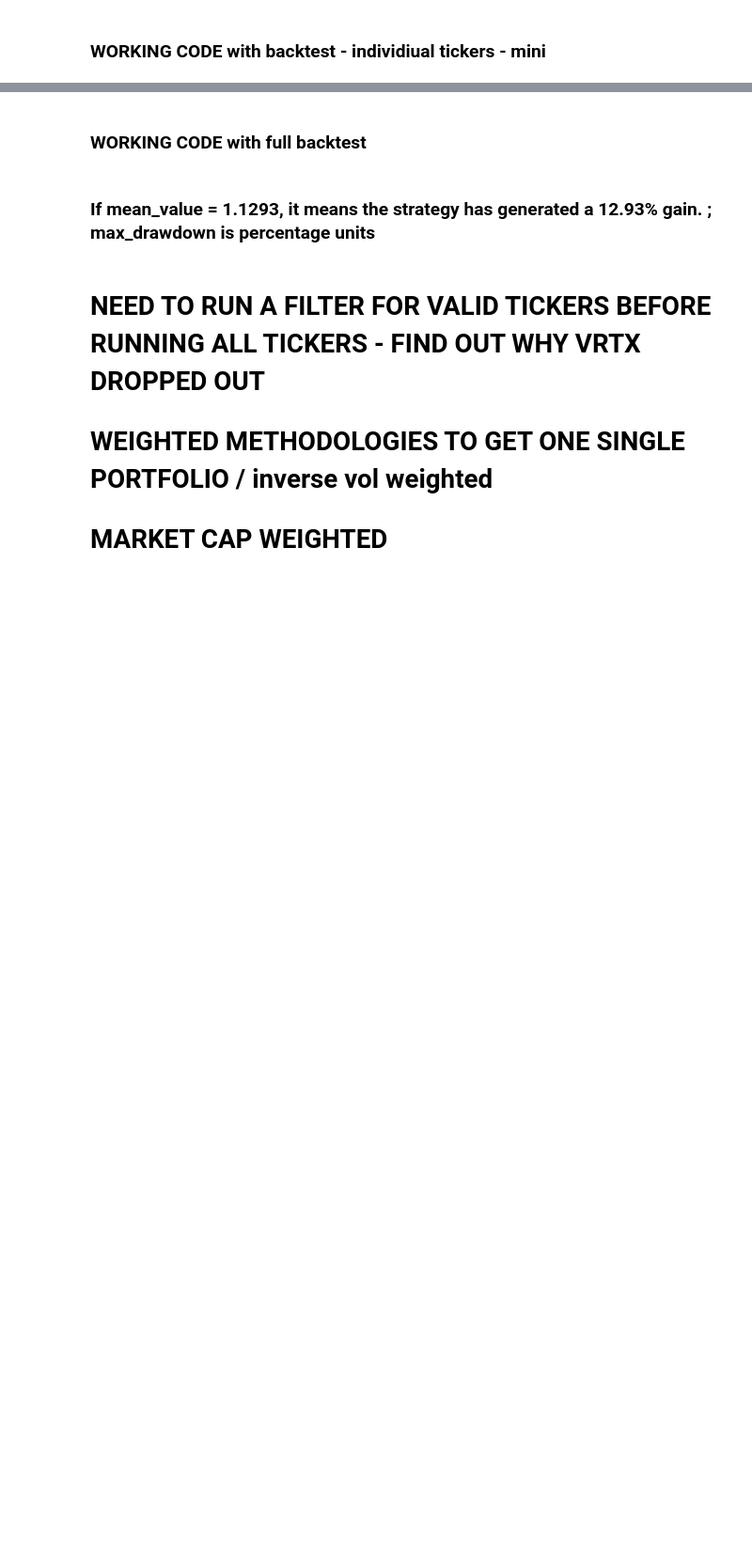
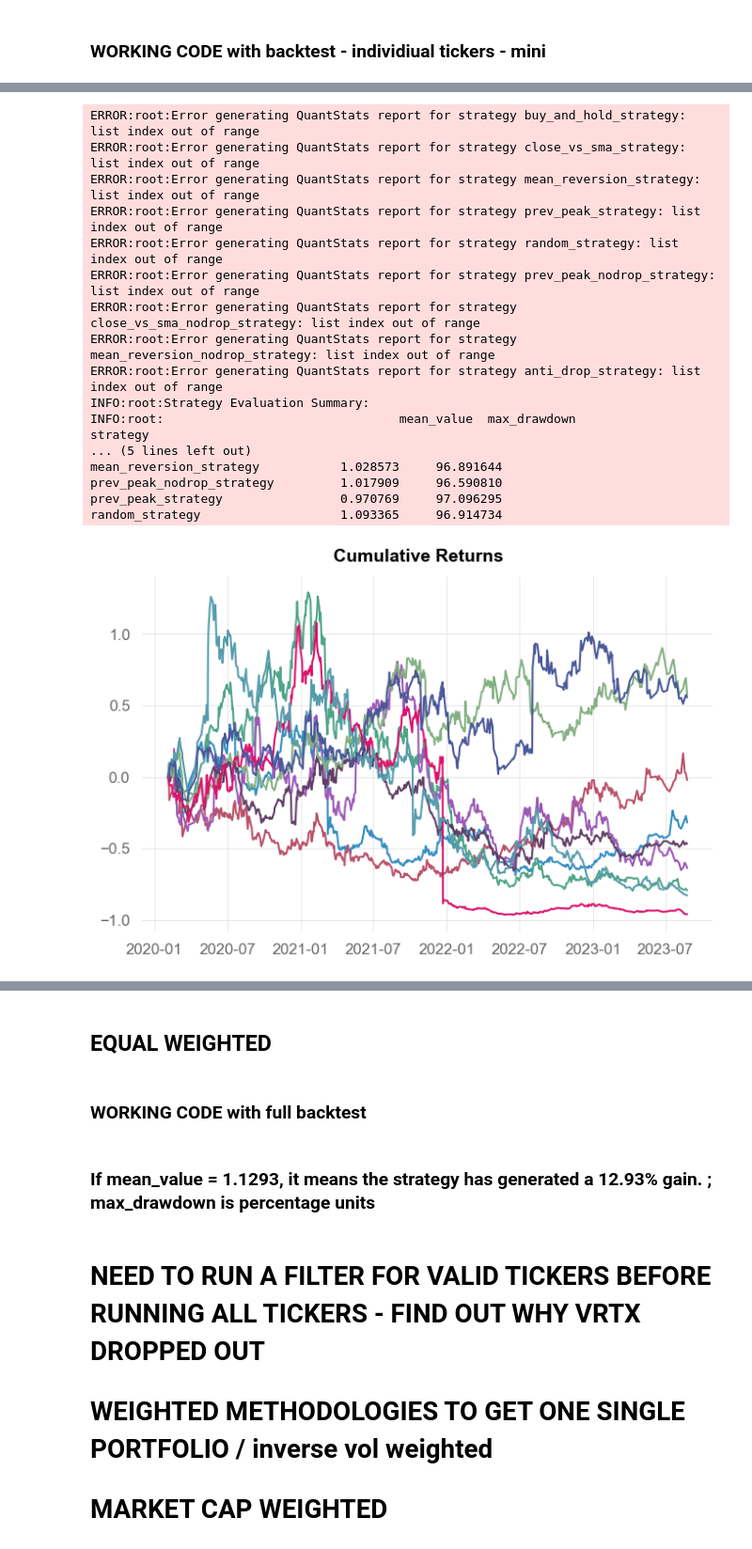
Before and after one commit to mukeshcodeshere/berk_afp_code, a Jupyter notebook: Download_This_Folder/4_backtester_original.ipynb, the cells around one changed output, grey strips where cells are left out. Shown at 94% size. Saved outputs shown, nothing was run; the diff lists cells and outputs as text; code cells hidden in the pictures; blank space fills up the shorter version.

```diff
--- a/Download_This_Folder/4_backtester_original.ipynb
+++ b/Download_This_Folder/4_backtester_original.ipynb
@@ -62,24 +62,6 @@ tickers_list_full = tickers['ticker'].tolist()
 
 tickers_list_mini = ['REGN','UTHR','VRTX']
 
-# # Function to load data from the SQLite database
-# def load_data_from_db():
-#     """Load data from the database within the specified date range, excluding tickers with no data."""
-#     conn = sqlite3.connect(DB_PATH)
-#     query = """
-#         SELECT *
-#         FROM merged_data
-#         WHERE date BETWEEN ? AND ?
-#         AND ticker IN (
-#             SELECT DISTINCT ticker
-#             FROM merged_data
-#             WHERE date BETWEEN ? AND ?
-#         )
-#     """
-#     merged_data = pd.read_sql(query, conn, params=(START_DATE, END_DATE, START_DATE, END_DATE))
-#     conn.close()
-#     return merged_data
-
 # Function to load data from the SQLite database
 def load_data_from_db(tickers_list):
     """Load data from the database within the specified date range, excluding tickers with no data."""
@@ -107,7 +89,7 @@ def load_data_from_db(tickers_list):
     return merged_data
 
 # Load and preprocess data
-merged_data = load_data_from_db(tickers_list_mini)
+merged_data = load_data_from_db(tickers_list_full)
 merged_data['date'] = pd.to_datetime(merged_data['date'], errors='coerce')
 merged_data.sort_values('date', inplace=True)
 merged_data.set_index('date', inplace=True)
@@ -137,19 +119,35 @@ def convert_to_ohlc_format(df):
 
 merged_equities_OHLC = convert_to_ohlc_format(merged_data_equities_no_duplicates_reset_index)
 
+# Get the summary stats grouped by 'Ticker'
+summary_stats = merged_equities_OHLC.groupby('Ticker').describe()
+
+# Select the 'count' columns for each feature (Open, High, Low, Close, Adj_Close, Volume)
+valid_tickers_ohlc = summary_stats.groupby('Ticker').apply(
+    lambda group: (group.xs('count', level=1, axis=1) >= 900).all(axis=1)
+)
+
+# Now, filter out tickers where any 'count' column is less than 900
+valid_tickers_ohlc = valid_tickers_ohlc[valid_tickers_ohlc].index
+valid_tickers_ohlc = valid_tickers_ohlc.get_level_values(0).unique().tolist()
+
+# Filter the original DataFrame to keep only the rows for the valid Tickers
+filtered_merged_equities_OHLC = merged_equities_OHLC[merged_equities_OHLC['Ticker'].isin(valid_tickers_ohlc)]
+
+#merged_equities_OHLC = filtered_merged_equities_OHLC
 # BACKTESTING
 
 # Initialize Cerebro engine
 cerebro = bt.Cerebro()
 
 # Add data feeds for all tickers
-unique_tickers = merged_equities_OHLC['Ticker'].unique()
+unique_tickers = filtered_merged_equities_OHLC['Ticker'].unique()
 
 for ticker in unique_tickers:
     print(f"Adding data for ticker: {ticker}")
 
     # Filter data for the current ticker
-    ticker_data = merged_equities_OHLC[merged_equities_OHLC['Ticker'] == ticker]
+    ticker_data = filtered_merged_equities_OHLC[filtered_merged_equities_OHLC['Ticker'] == ticker]
     ticker_data.index = pd.to_datetime(ticker_data.index)
     ticker_data = ticker_data[['Open', 'High', 'Low', 'Close', 'Volume']]
 
@@ -183,7 +181,7 @@ strategies = [
 ]
 
 # Prepare logs for each ticker's OHLC data
-logs = {ticker: merged_equities_OHLC[merged_equities_OHLC['Ticker'] == ticker] for ticker in unique_tickers}
+logs = {ticker: filtered_merged_equities_OHLC[filtered_merged_equities_OHLC['Ticker'] == ticker] for ticker in unique_tickers}
 
 results_df = evaluate_strategies(strategies, logs, n_trials, n_jobs)
 
@@ -238,0 +250,18 @@ DatabaseError: Execution failed on sql '
+ERROR:root:Error generating QuantStats report for strategy buy_and_hold_strategy: list index out of range
+ERROR:root:Error generating QuantStats report for strategy close_vs_sma_strategy: list index out of range
+ERROR:root:Error generating QuantStats report for strategy mean_reversion_strategy: list index out of range
+ERROR:root:Error generating QuantStats report for strategy prev_peak_strategy: list index out of range
+ERROR:root:Error generating QuantStats report for strategy random_strategy: list index out of range
+ERROR:root:Error generating QuantStats report for strategy prev_peak_nodrop_strategy: list index out of range
+ERROR:root:Error generating QuantStats report for strategy close_vs_sma_nodrop_strategy: list index out of range
+ERROR:root:Error generating QuantStats report for strategy mean_reversion_nodrop_strategy: list index out of range
+ERROR:root:Error generating QuantStats report for strategy anti_drop_strategy: list index out of range
+INFO:root:Strategy Evaluation Summary:
+INFO:root:                                mean_value  max_drawdown
+strategy
+... (5 lines left out)
+mean_reversion_strategy           1.028573     96.891644
+prev_peak_nodrop_strategy         1.017909     96.590810
+prev_peak_strategy                0.970769     97.096295
+random_strategy                   1.093365     96.914734
+[figure, added]
@@ -238,0 +276,2 @@ DatabaseError: Execution failed on sql '
+# %% [markdown]
+## EQUAL WEIGHTED
```
Also changed, not shown: parts of 4 cells of this notebook, 13 other files.
